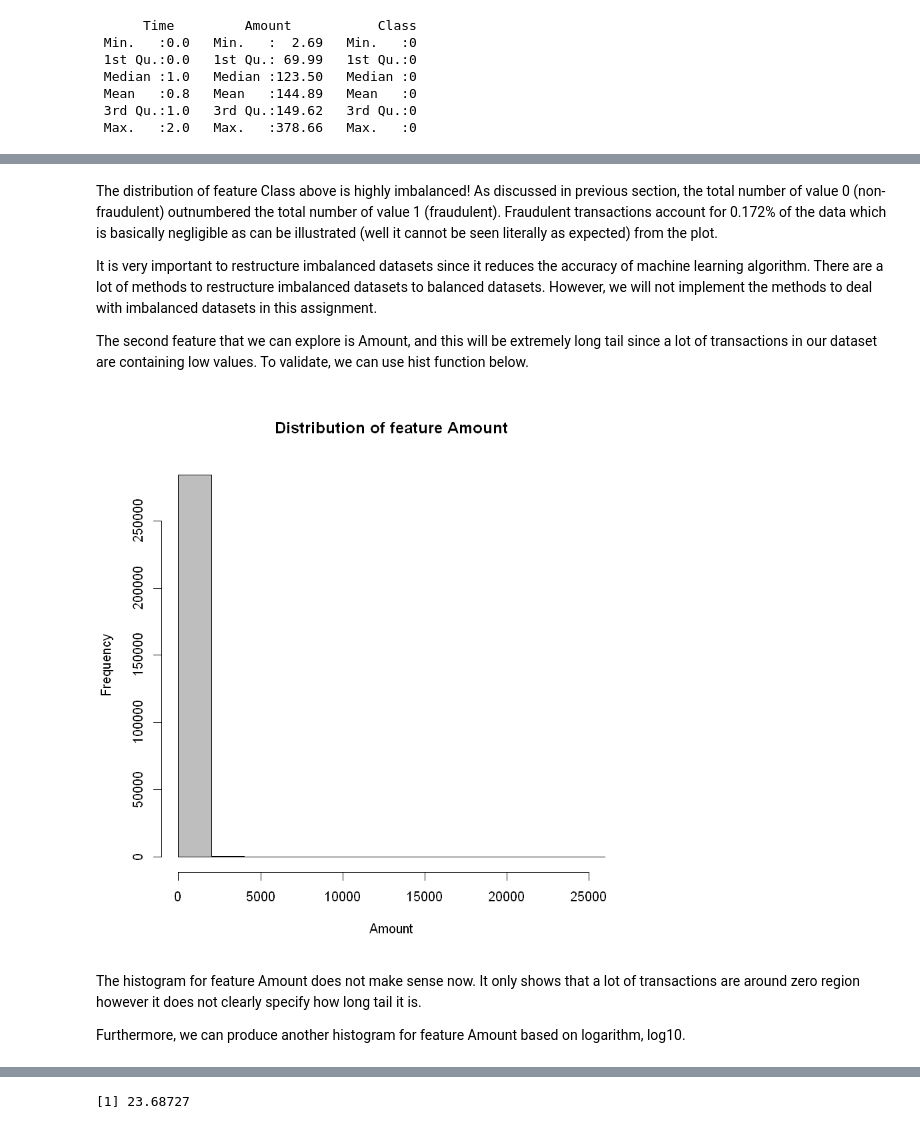
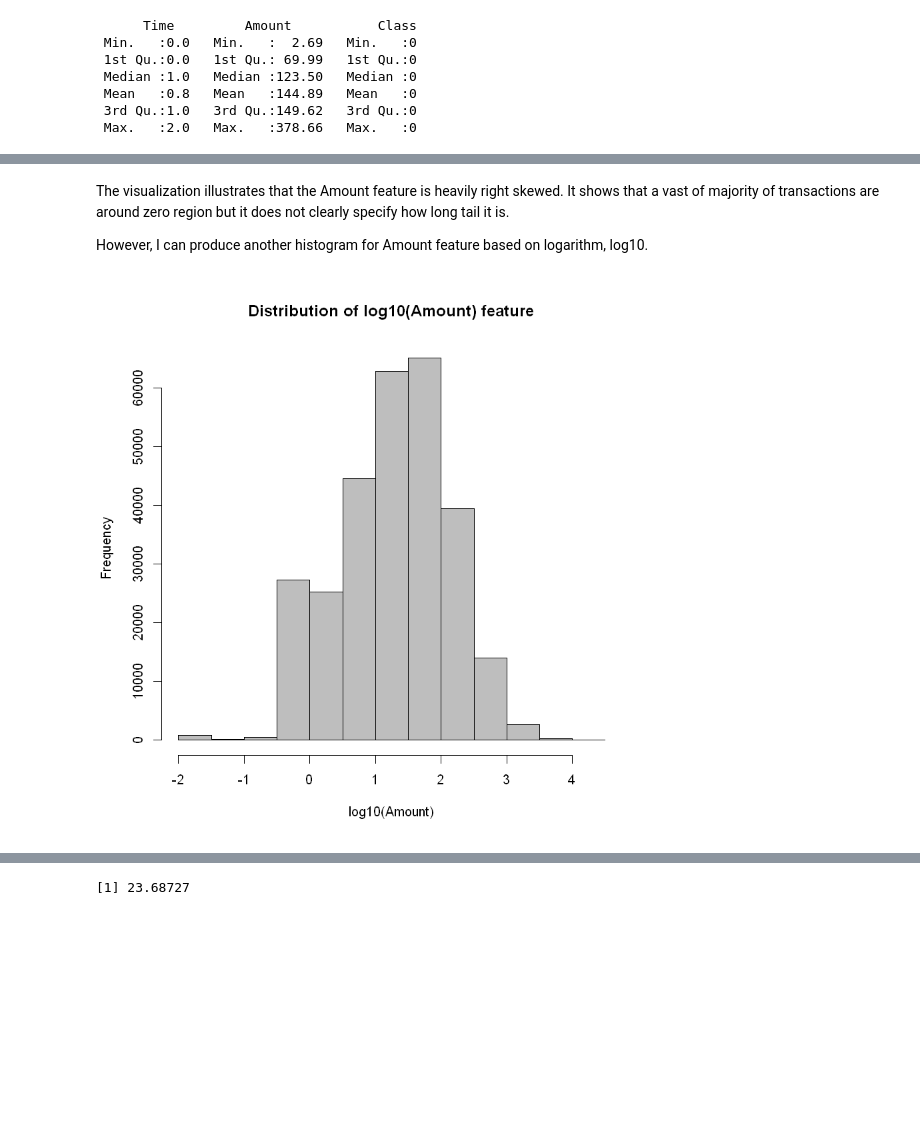
Before and after one commit to jraymartinez/myrepo, a Jupyter notebook: INFO659AI.ipynb, the cells around one changed output, grey strips where cells are left out. Saved outputs shown, nothing was run; the diff lists cells and outputs as text; code cells hidden in the pictures; blank space fills up the shorter version.

Commit message:
jm101319 - update first point of view from us to I; added reference section

```diff
--- a/INFO659AI.ipynb
+++ b/INFO659AI.ipynb
@@ -102,14 +115,8 @@ hist(dataName$Class, breaks=10, col="gray", xlab="Class", main="Distribution of
-# %% [markdown]
-The distribution of feature Class above is highly imbalanced! As discussed in previous section, the total number of value 0 (non-fraudulent) outnumbered the total number of value 1 (fraudulent). Fraudulent transactions account for 0.172% of the data which is basically negligible as can be illustrated (well it cannot be seen literally as expected) from the plot.
-
-It is very important to restructure imbalanced datasets since it reduces the accuracy of machine learning algorithm. There are a lot of methods to restructure imbalanced datasets to balanced datasets. However, we will not implement the methods to deal with imbalanced datasets in this assignment.
-
-The second feature that we can explore is Amount, and this will be extremely long tail since a lot of transactions in our dataset are containing low values. To validate, we can use hist function below.
+# %% [markdown]
+The visualization illustrates that the Amount feature is heavily right skewed. It shows that a vast of majority of transactions are around zero region but it does not clearly specify how long tail it is.
+
+However, I can produce another histogram for Amount feature based on logarithm, log10.
 # %%
-hist(dataName$Amount, breaks=10, col="gray", xlab="Amount", main="Distribution of feature Amount")
+hist(log10(dataName$Amount), breaks=10, col="gray", xlab="log10(Amount)", main="Distribution of log10(Amount) feature")
 # %% [output]
-[figure, old version]
+[figure, new version]
-# %% [markdown]
-The histogram for feature Amount does not make sense now. It only shows that a lot of transactions are around zero region however it does not clearly specify how long tail it is.
-
-Furthermore, we can produce another histogram for feature Amount based on logarithm, log10.
```
Also changed, not shown: parts of 22 cells of this notebook, 2 other files.
